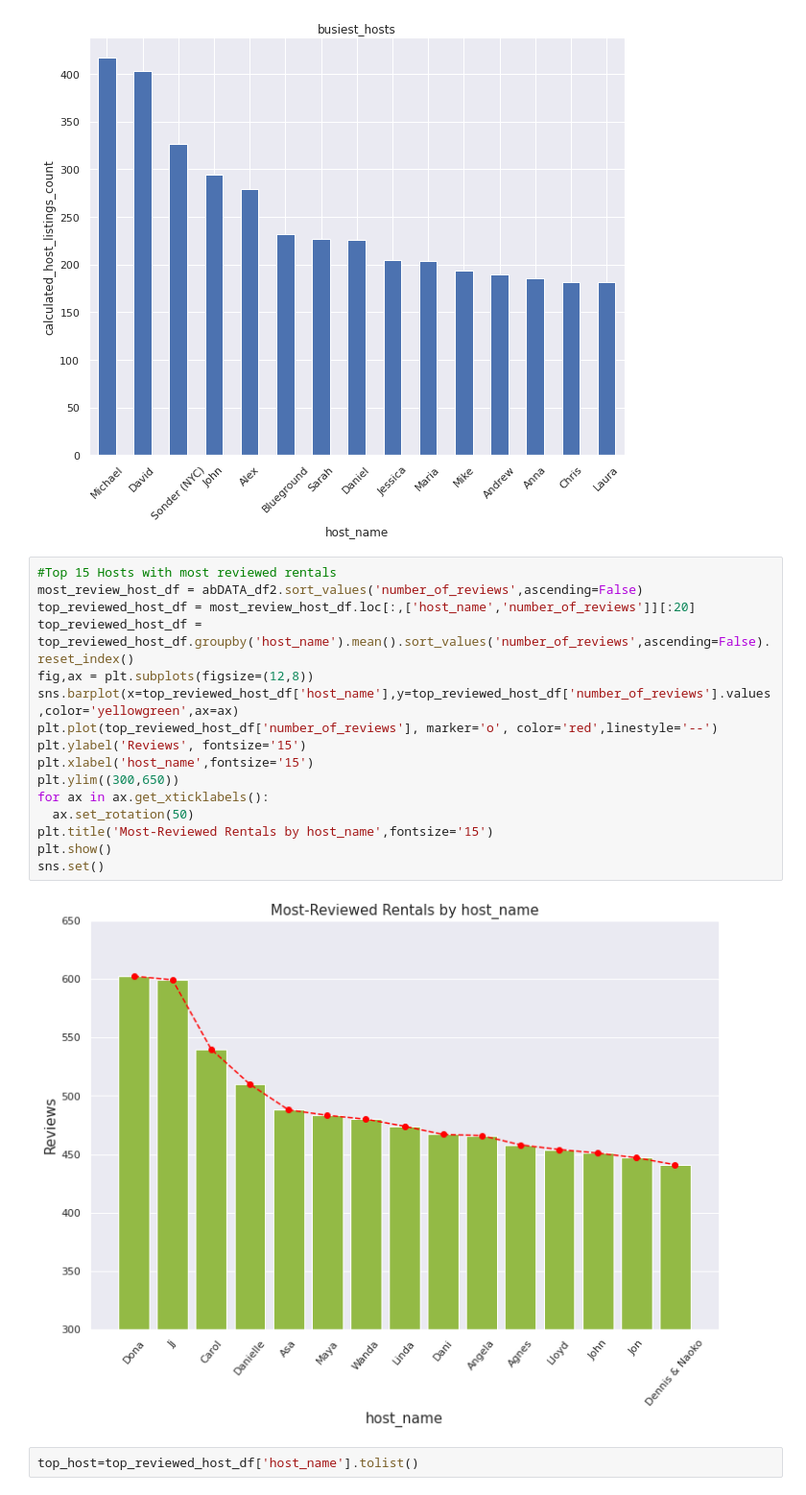
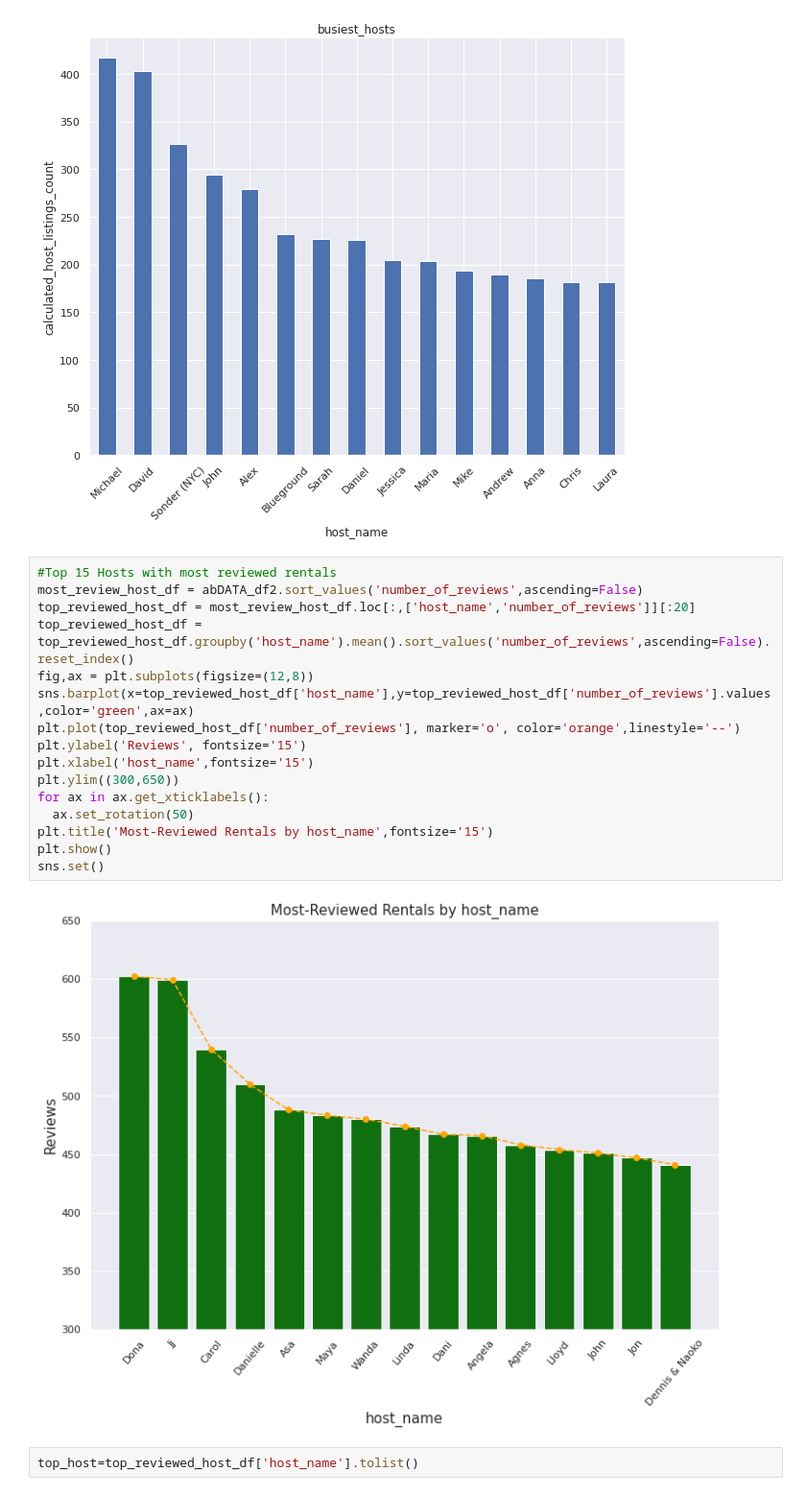
Before and after one commit to DrKamaleshR/EDA-Airbnb, a Jupyter notebook: Airbnb_Bookings_Analysis_Capstone_Project.ipynb, the cells around one changed output. Shown at 96% size. Cells and saved outputs as stored; diff of their text form.

```diff
--- a/Airbnb_Bookings_Analysis_Capstone_Project.ipynb
+++ b/Airbnb_Bookings_Analysis_Capstone_Project.ipynb
@@ -456,21 +456,21 @@ viz_bar.set_xticklabels(viz_bar.get_xticklabels(), rotation=45)
 # %%
 #Top 15 Hosts with most reviewed rentals
 most_review_host_df = abDATA_df2.sort_values('number_of_reviews',ascending=False)
 top_reviewed_host_df = most_review_host_df.loc[:,['host_name','number_of_reviews']][:20]
 top_reviewed_host_df = top_reviewed_host_df.groupby('host_name').mean().sort_values('number_of_reviews',ascending=False).reset_index()
 fig,ax = plt.subplots(figsize=(12,8))
-sns.barplot(x=top_reviewed_host_df['host_name'],y=top_reviewed_host_df['number_of_reviews'].values,color='yellowgreen',ax=ax)
-plt.plot(top_reviewed_host_df['number_of_reviews'], marker='o', color='red',linestyle='--')
+sns.barplot(x=top_reviewed_host_df['host_name'],y=top_reviewed_host_df['number_of_reviews'].values,color='green',ax=ax)
+plt.plot(top_reviewed_host_df['number_of_reviews'], marker='o', color='orange',linestyle='--')
 plt.ylabel('Reviews', fontsize='15')
 plt.xlabel('host_name',fontsize='15')
 plt.ylim((300,650))
 for ax in ax.get_xticklabels():
   ax.set_rotation(50)
 plt.title('Most-Reviewed Rentals by host_name',fontsize='15')
 plt.show()
 sns.set()
 # %% [output]
-[figure, old version]
+[figure, new version]
 # %%
 top_host=top_reviewed_host_df['host_name'].tolist()
 # %%
```
Also changed, not shown: parts of 11 cells of this notebook.
